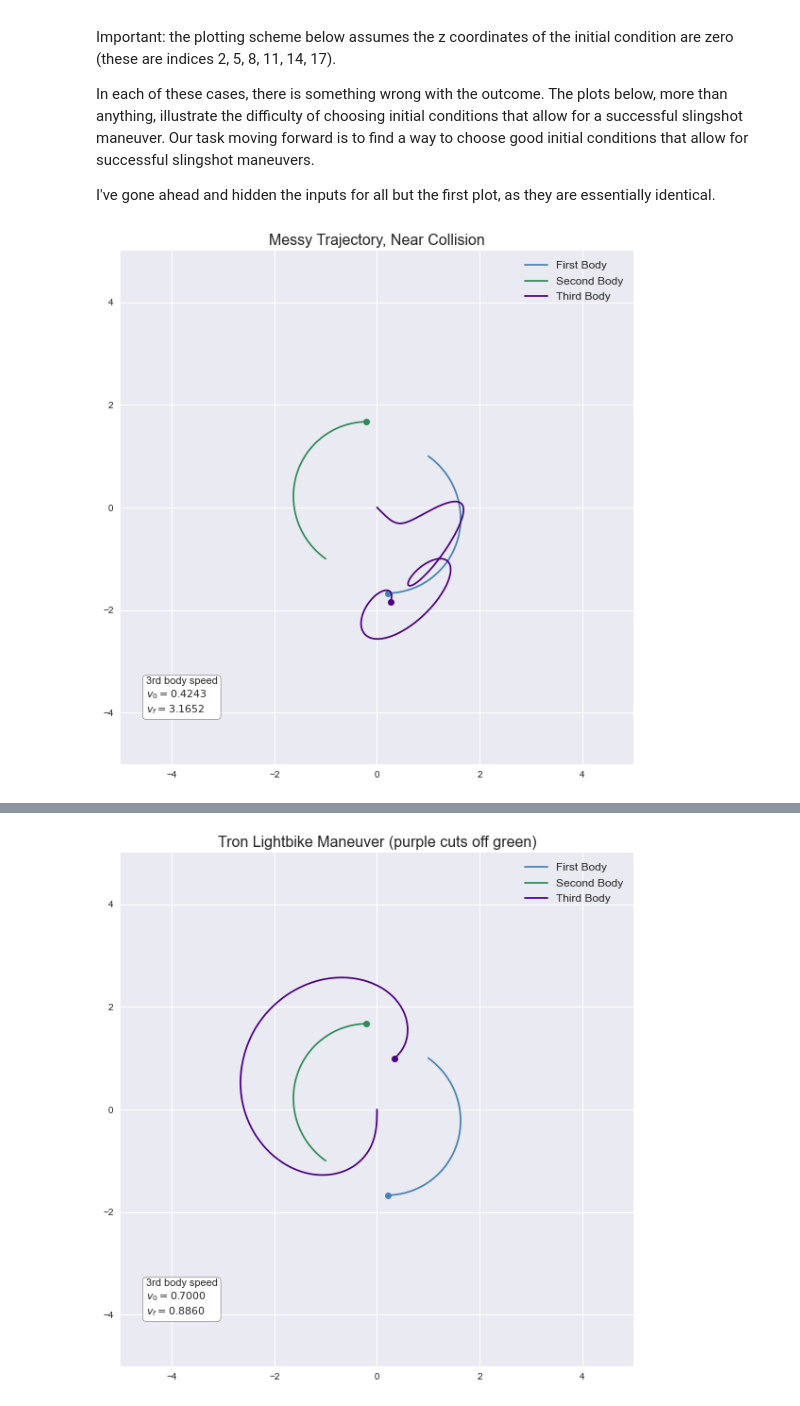
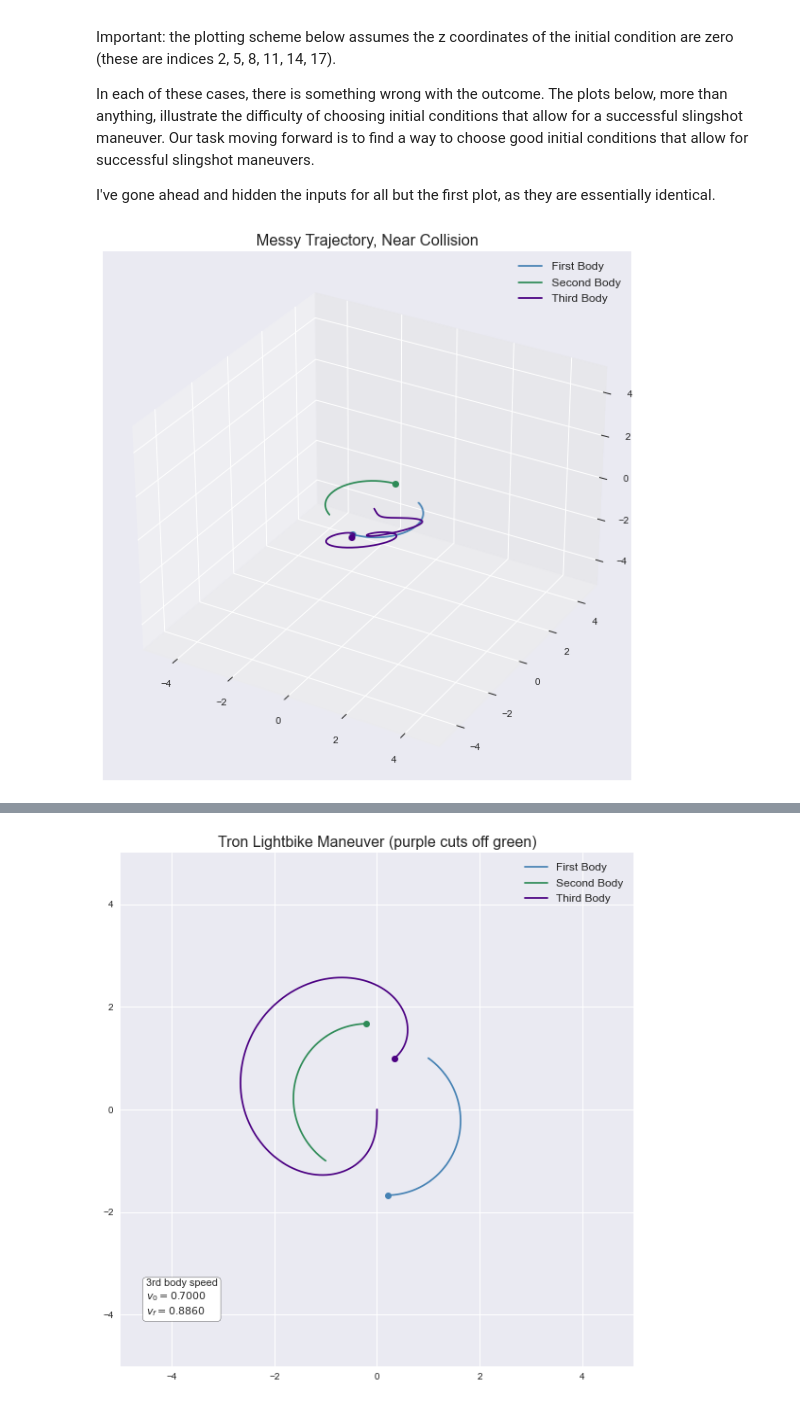
Before and after one commit to samcochran/optimal-spacecraft-control, a Jupyter notebook: Code/Sam.ipynb, the cells around one changed output, grey strips where cells are left out. Saved outputs shown, nothing was run; the diff lists cells and outputs as text; code cells hidden in the pictures.

```diff
--- a/Code/Sam.ipynb
+++ b/Code/Sam.ipynb
@@ -164,22 +164,22 @@ I've gone ahead and hidden the inputs for all but the first plot, as they are es
 # %%
 # Set up initial conditions and parameters
 t0 = 0
 tf = 10
 init = np.array([1, 1, 0, # Position 1
                  -1, -1, 0, # Position 2
                  0, 0, 0, # Position 3
                  .35, -.25, 0, # Velocity/Momentum 1
                  -.35, .25, 0, # Velocity/Momentum 2
                  .3, -.3, 0]) # Velocity 3
 
 # Solve the system
 sol = solve_ivp(gravity_acceleration, (t0, tf), init, t_eval= np.linspace(t0, tf, 10000)).y
 
-plot_solution(sol, 'Messy Trajectory, Near Collision')
+plot_sol3d(sol, 'Messy Trajectory, Near Collision')
 
 # animate_solution(sol, 'Messy Trajectory, Near Collision', 'messy', skip=40)
 # %% [output]
-[figure, old version]
+[figure, new version]
 # %%
 # Set up initial conditions and parameters
 t0 = 0
```
Also changed, not shown: parts of 5 cells of this notebook, 3 other files.
